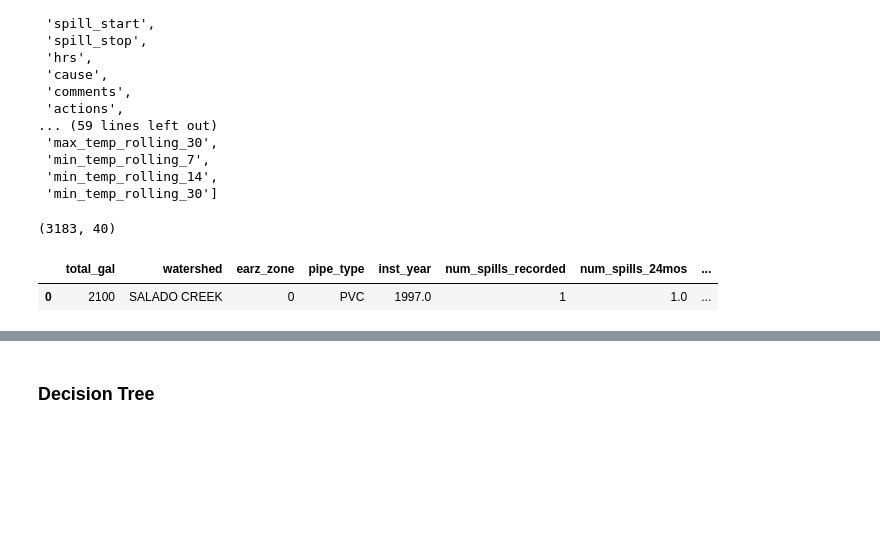
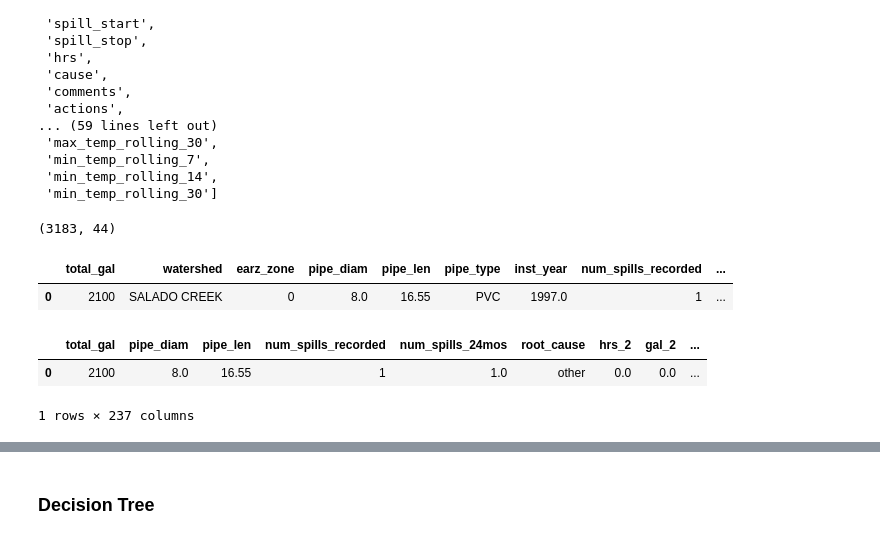
Before and after one commit to we-came-we-SAWS-we-conquered/saws-capstone-project, a Jupyter notebook: cameron_repo/Cameron_notebook.ipynb, the cells around one changed output, grey strips where cells are left out. Drawn from its saved outputs; the diff is of its cells as text; code cells hidden in the pictures; blank space fills up the shorter version.

Commit message:
Change prepare file to use 3 extra columns in modeling

```diff
--- a/cameron_repo/Cameron_notebook.ipynb
+++ b/cameron_repo/Cameron_notebook.ipynb
@@ -360,0 +383,3 @@ train[train.inst_year == train.inst_year.max()].shape
+# %%
+df.age = df.age.replace('unknown', 0)
+df.age = df.age.replace(0, df.age.median())
@@ -569,22 +680,22 @@ list(df.columns)
 # %%
 columns_to_drop_from_model = [
     "sso_id","report_date","spill_address_num","spill_st_name",
     "spill_stop","spill_start","cause","comments","actions",
     "month","year","week","spill_address_full","last_cleaned",
     "response_dttm","prevspill_24mos","public_notice",
     "country_address","location","inches_no","rainfall_last3",
     "unit_id","unit_id2","zip_code","discharge_to","discharge_route",
-    "council_district","hours_spilled","hrs","gals_ret","pipe_diam",
-    "pipe_len","response_time","days_since_cleaned","age"
+    "council_district","hours_spilled","hrs","gals_ret",
+    "response_time"
 ]
 
 df2 = df.copy().drop(columns=columns_to_drop_from_model)
 print(df2.shape)
 df2.head(1)
 # %% [output]
-(3183, 40)
+(3183, 44)
-|  | total_gal | watershed | earz_zone | pipe_type | inst_year | num_spills_recorded | num_spills_24mos | ... |
-| 0 | 2100 | SALADO CREEK | 0 | PVC | 1997.0 | 1 | 1.0 | ... |
+|  | total_gal | watershed | earz_zone | pipe_diam | pipe_len | pipe_type | inst_year | num_spills_recorded | ... |
+| 0 | 2100 | SALADO CREEK | 0 | 8.0 | 16.55 | PVC | 1997.0 | 1 | ... |
 # %%
 from pandas.api.types import is_string_dtype
 from pandas.api.types import is_numeric_dtype
@@ -614,3 +725,9 @@ for column in categorical_columns:
             df2[f"{column}_is_{value}"]=(df2[f"{column}"] == value)\
                 .astype(int)
         df2 = df2.drop(columns=column)
+# %%
+df2.head(1)
+# %% [output]
+|  | total_gal | pipe_diam | pipe_len | num_spills_recorded | num_spills_24mos | root_cause | hrs_2 | gal_2 | ... |
+| 0 | 2100 | 8.0 | 16.55 | 1 | 1.0 | other | 0.0 | 0.0 | ... |
+1 rows × 237 columns
```
Also changed, not shown: parts of 29 cells of this notebook, 2 other files.
